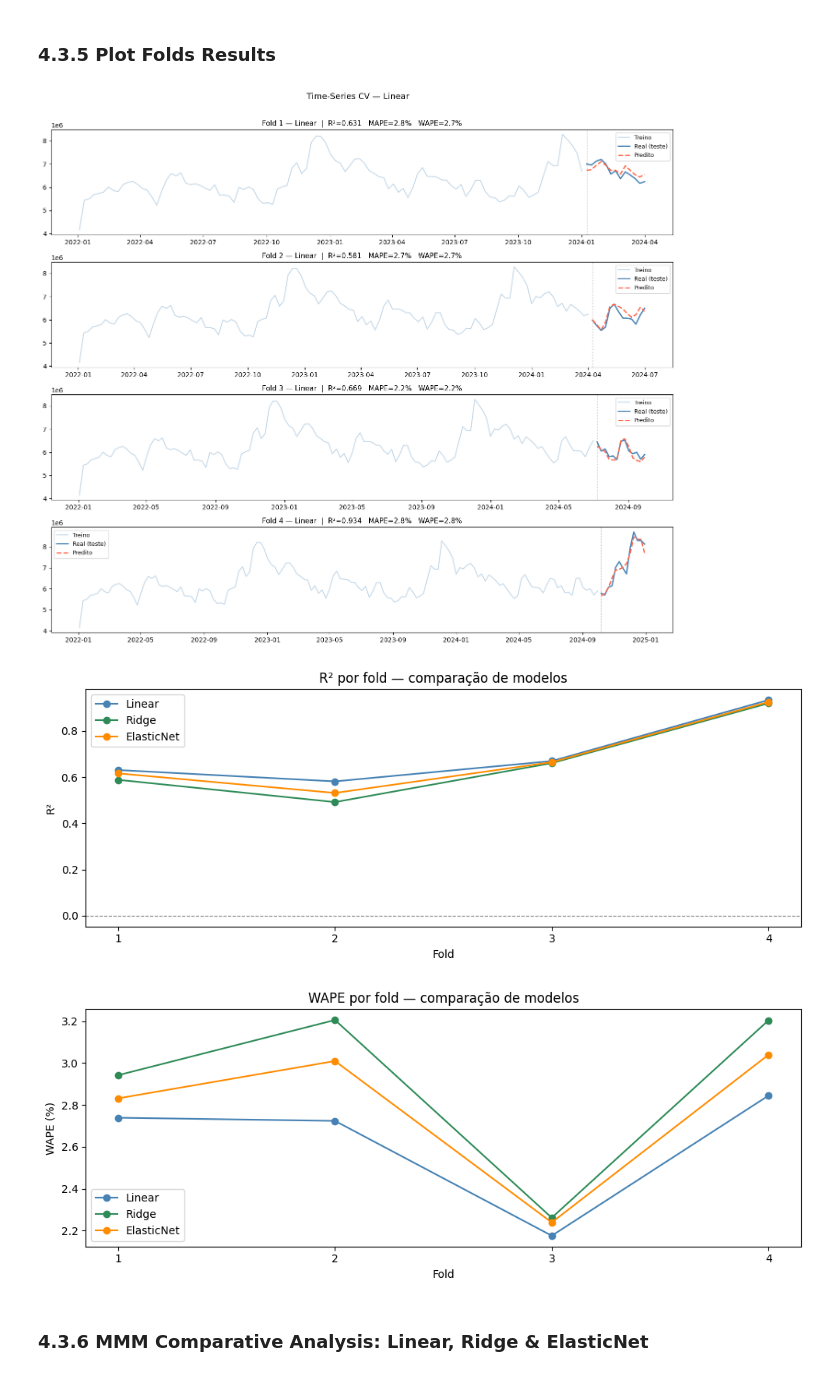
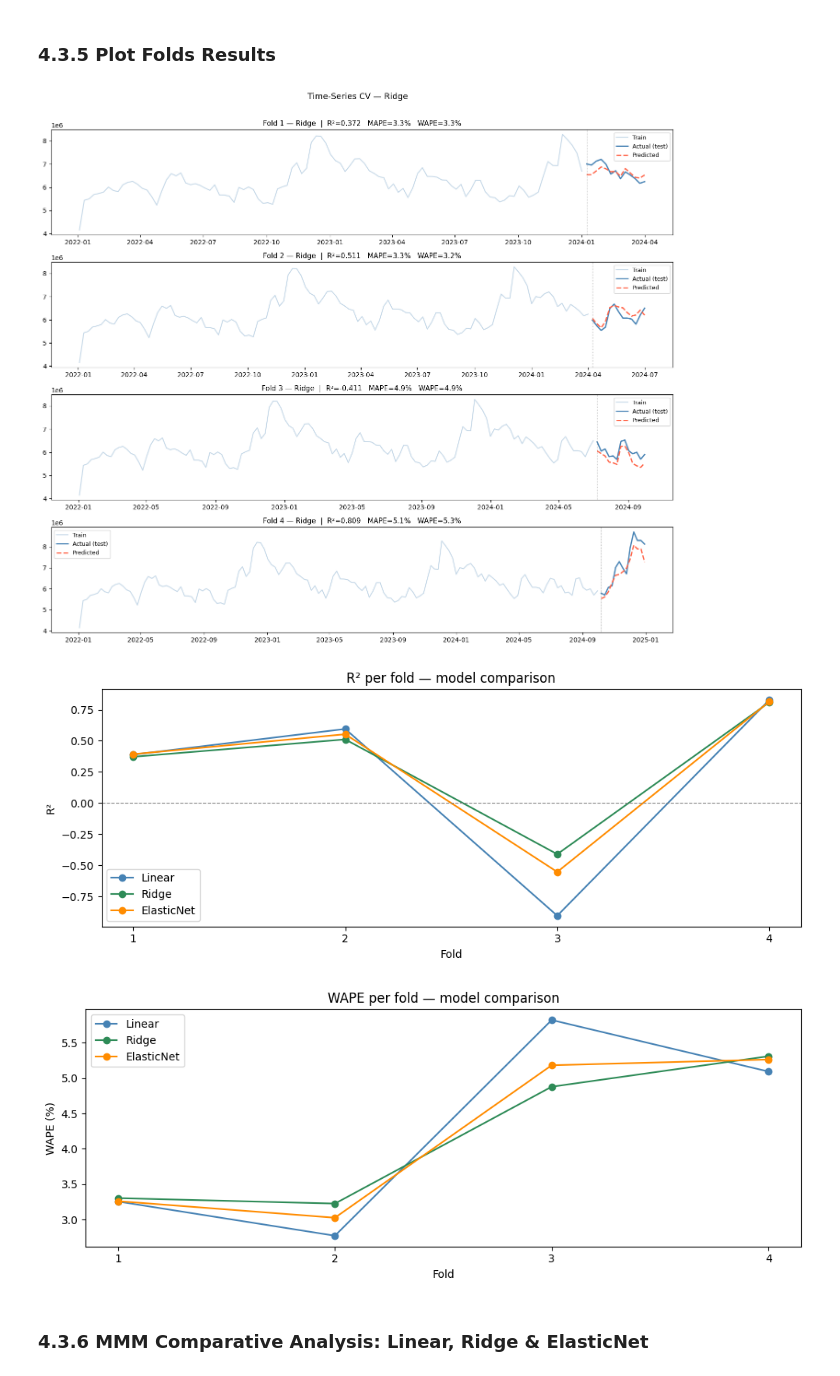
Before and after one commit to TiagoTBarreto/MMM_VAREJO_360, a Jupyter notebook: Case_Tecnico_Uncover_MMM.ipynb, the cells around one changed output. Cells and saved outputs as stored; diff of their text form; code cells hidden in the pictures.

```diff
--- a/Case_Tecnico_Uncover_MMM.ipynb
+++ b/Case_Tecnico_Uncover_MMM.ipynb
@@ -901,3 +897,10 @@ df_mmm["yearly"] = forecast["yearly"].values
+# %%
+# Prophet will be fit inside each CV fold to avoid data leakage.
+# After CV, it will be refit on the full dataset for the final model.
+# trend and yearly are initialized as placeholders for the feature matrix.
+
+df_mmm["trend"]  = 0.0
+df_mmm["yearly"] = 0.0
 # %%
 # from prophet import Prophet
 
@@ -1026,7 +1072,7 @@ ElasticNet      0.68    0.17  181346.28 34165.59        2.78      0.37        2.
 # %% [markdown]
 ### 4.3.5 Plot Folds Results
 # %%
-best_model_name = cv_summary.loc[cv_summary["R2 médio"].idxmax(), "Model"]
+best_model_name = cv_summary.loc[cv_summary["WAPE médio"].idxmin(), "Model"]
 best_model = models[best_model_name]
 
 fig, axes = plt.subplots(N_SPLITS, 1, figsize=(14, N_SPLITS * 3), sharex=False)
@@ -1034,7 +1080,26 @@ fig, axes = plt.subplots(N_SPLITS, 1, figsize=(14, N_SPLITS * 3), sharex=False)
 for fold, (train_idx, test_idx) in enumerate(tscv.split(X), start=1):
     ax = axes[fold - 1]
 
-    X_train, X_test = X.iloc[train_idx], X.iloc[test_idx]
+    # refit Prophet for this fold
+    prophet_train = df_mmm[["date", "revenue_brl"]].iloc[train_idx].rename(
+        columns={"date": "ds", "revenue_brl": "y"}
+    )
+    prophet_fold = Prophet(
+        yearly_seasonality=True,
+        weekly_seasonality=False,
+        daily_seasonality=False
+    )
+    prophet_fold.fit(prophet_train)
+
+    all_idx = np.concatenate([train_idx, test_idx])
+    future = df_mmm[["date"]].iloc[all_idx].rename(columns={"date": "ds"})
+    forecast_fold = prophet_fold.predict(future)
+
+    X_fold = X.copy()
+    X_fold.loc[df_mmm.index[all_idx], "trend"]  = forecast_fold["trend"].values
+    X_fold.loc[df_mmm.index[all_idx], "yearly"] = forecast_fold["yearly"].values
+
+    X_train, X_test = X_fold.iloc[train_idx], X_fold.iloc[test_idx]
     y_train, y_test = y.iloc[train_idx], y.iloc[test_idx]
     dates_train     = df_mmm["date"].iloc[train_idx]
     dates_test      = df_mmm["date"].iloc[test_idx]
@@ -1046,9 +1111,9 @@ for fold, (train_idx, test_idx) in enumerate(tscv.split(X), start=1):
     mape = mean_absolute_percentage_error(y_test, y_pred) * 100
     wape = np.sum(np.abs(y_test - y_pred)) / np.sum(np.abs(y_test)) * 100
 
-    ax.plot(dates_train, y_train, color="steelblue", alpha=0.3, label="Treino")
-    ax.plot(dates_test,  y_test,  color="steelblue", linewidth=2, label="Real (teste)")
-    ax.plot(dates_test,  y_pred,  color="tomato", linestyle="--", linewidth=2, label="Predito")
+    ax.plot(dates_train, y_train, color="steelblue", alpha=0.3, label="Train")
+    ax.plot(dates_test,  y_test,  color="steelblue", linewidth=2, label="Actual (test)")
+    ax.plot(dates_test,  y_pred,  color="tomato", linestyle="--", linewidth=2, label="Predicted")
     ax.axvline(dates_test.iloc[0], color="gray", linewidth=0.8, linestyle=":")
     ax.set_title(
         f"Fold {fold} — {best_model_name}  |  R²={r2:.3f}   MAPE={mape:.1f}%   WAPE={wape:.1f}%",
@@ -1060,10 +1125,7 @@ plt.suptitle(f"Time-Series CV — {best_model_name}", fontsize=13, y=1.01)
 plt.tight_layout()
 plt.show()
 
-# =========================
-# Plot — R² por fold (todos os modelos)
-# =========================
-
+# R² per fold — all models
 fig, ax = plt.subplots(figsize=(10, 4))
 colors = {"Linear": "steelblue", "Ridge": "seagreen", "ElasticNet": "darkorange"}
 folds  = range(1, N_SPLITS + 1)
@@ -1076,42 +1138,39 @@ for name in models:
         )
         for f in folds
     ]
     ax.plot(folds, r2_per_fold, marker="o", label=name, color=colors[name])
 
 ax.axhline(0, color="gray", linewidth=0.8, linestyle="--")
 ax.set_xticks(list(folds))
 ax.set_xlabel("Fold")
 ax.set_ylabel("R²")
-ax.set_title("R² por fold — comparação de modelos")
+ax.set_title("R² per fold — model comparison")
 ax.legend()
 plt.tight_layout()
 plt.show()
 
-# =========================
-# Plot — WAPE por fold (todos os modelos)
-# =========================
-
+# WAPE per fold — all models
 fig, ax = plt.subplots(figsize=(10, 4))
 
 for name in models:
     wape_per_fold = [
         np.sum(np.abs(fold_predictions[name][f]["y_test"] - fold_predictions[name][f]["y_pred"]))
         / np.sum(np.abs(fold_predictions[name][f]["y_test"])) * 100
         for f in folds
     ]
     ax.plot(folds, wape_per_fold, marker="o", label=name, color=colors[name])
 
 ax.set_xticks(list(folds))
 ax.set_xlabel("Fold")
 ax.set_ylabel("WAPE (%)")
-ax.set_title("WAPE por fold — comparação de modelos")
+ax.set_title("WAPE per fold — model comparison")
 ax.legend()
 plt.tight_layout()
 plt.show()
 # %% [output]
-[figure, old version]
+[figure, new version]
-[figure, old version]
+[figure, new version]
-[figure, old version]
+[figure, new version]
 # %% [markdown]
 ### 4.3.6 MMM Comparative Analysis: Linear, Ridge & ElasticNet
 # %%
```
Also changed, not shown: parts of 16 cells of this notebook.
